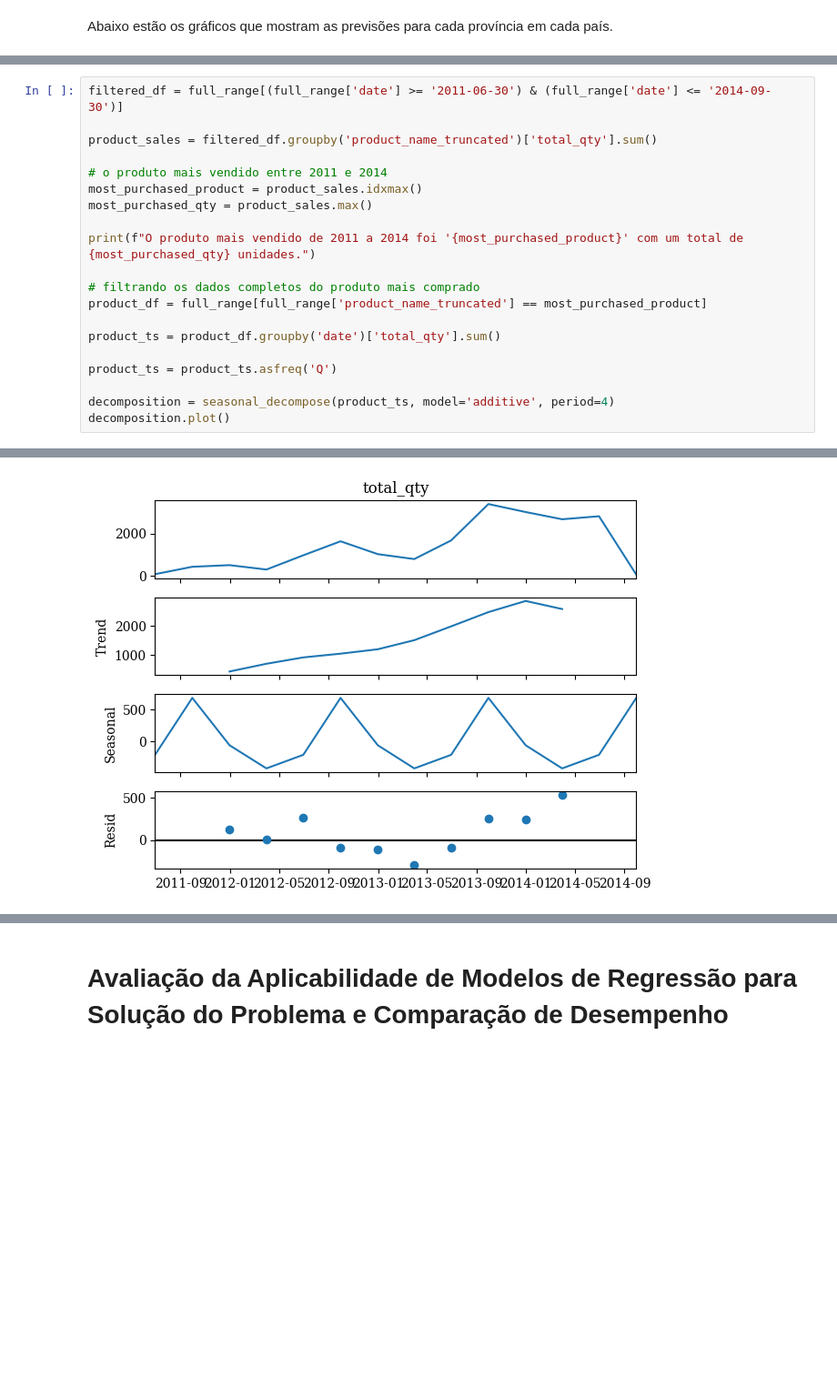
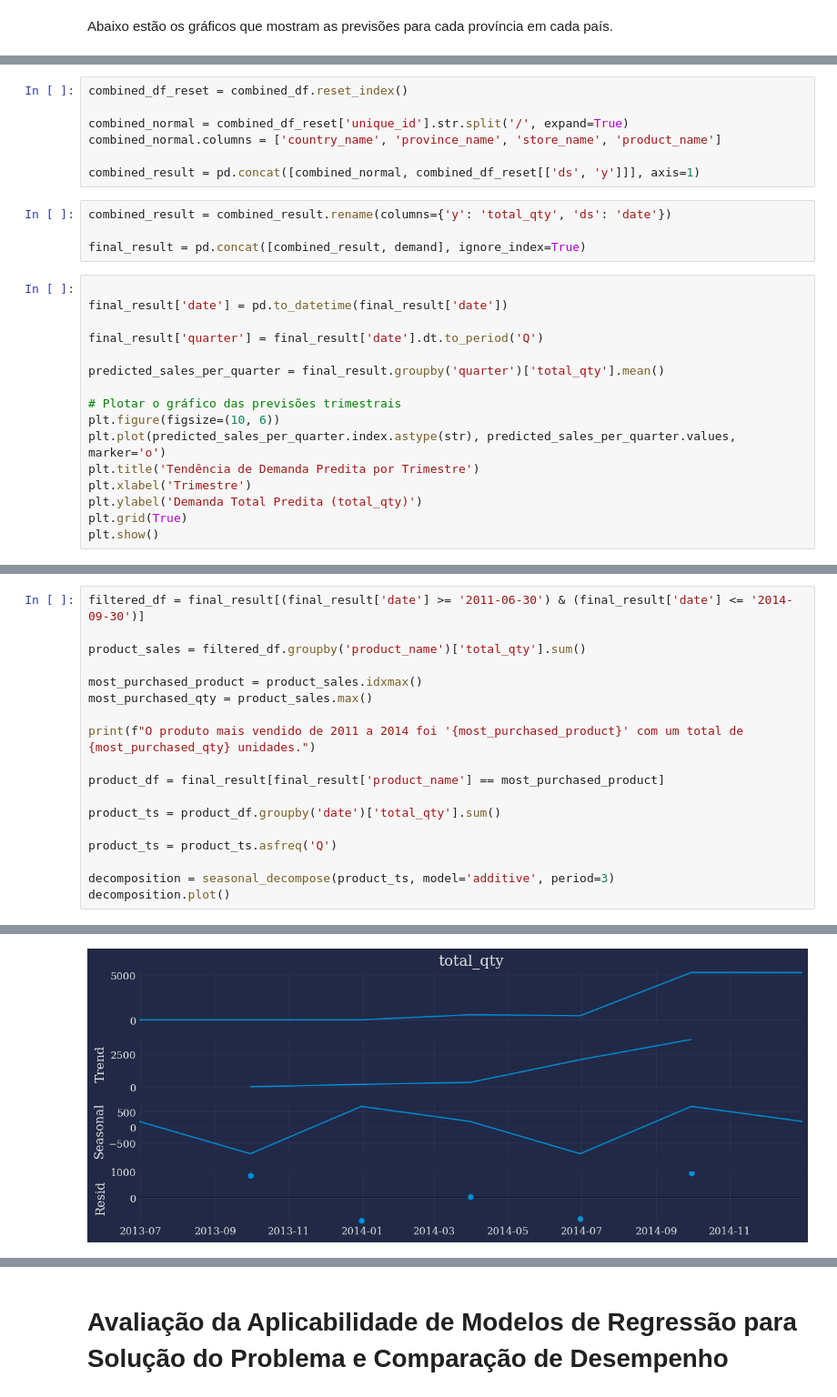
Before and after one commit to nicole-malaquias/adventureWorks, a Jupyter notebook: notebooks/time_series_forecasting.ipynb, the cells around one changed output, grey strips where cells are left out. Shown at 91% size. Saved outputs shown, nothing was run; the diff lists cells and outputs as text; blank space fills up the shorter version.

```diff
--- a/notebooks/time_series_forecasting.ipynb
+++ b/notebooks/time_series_forecasting.ipynb
@@ -999,0 +1012,27 @@ Se as observações mostram um padrão repetitivo que ocorre em intervalos regul
+# %%
+combined_df_reset = combined_df.reset_index()
+
+combined_normal = combined_df_reset['unique_id'].str.split('/', expand=True)
+combined_normal.columns = ['country_name', 'province_name', 'store_name', 'product_name']
+
+combined_result = pd.concat([combined_normal, combined_df_reset[['ds', 'y']]], axis=1)
+# %%
+combined_result = combined_result.rename(columns={'y': 'total_qty', 'ds': 'date'})
+
+final_result = pd.concat([combined_result, demand], ignore_index=True)
+# %%
+
+final_result['date'] = pd.to_datetime(final_result['date'])
+
+final_result['quarter'] = final_result['date'].dt.to_period('Q')
+
+predicted_sales_per_quarter = final_result.groupby('quarter')['total_qty'].mean()
+
+# Plotar o gráfico das previsões trimestrais
+plt.figure(figsize=(10, 6))
+plt.plot(predicted_sales_per_quarter.index.astype(str), predicted_sales_per_quarter.values, marker='o')
+plt.title('Tendência de Demanda Predita por Trimestre')
+plt.xlabel('Trimestre')
+plt.ylabel('Demanda Total Predita (total_qty)')
+plt.grid(True)
+plt.show()
@@ -1000,21 +1041,19 @@ Se as observações mostram um padrão repetitivo que ocorre em intervalos regul
 # %%
-filtered_df = full_range[(full_range['date'] >= '2011-06-30') & (full_range['date'] <= '2014-09-30')]
+filtered_df = final_result[(final_result['date'] >= '2011-06-30') & (final_result['date'] <= '2014-09-30')]
 
-product_sales = filtered_df.groupby('product_name_truncated')['total_qty'].sum()
+product_sales = filtered_df.groupby('product_name')['total_qty'].sum()
 
-# o produto mais vendido entre 2011 e 2014
 most_purchased_product = product_sales.idxmax()
 most_purchased_qty = product_sales.max()
 
 print(f"O produto mais vendido de 2011 a 2014 foi '{most_purchased_product}' com um total de {most_purchased_qty} unidades.")
 
-# filtrando os dados completos do produto mais comprado
-product_df = full_range[full_range['product_name_truncated'] == most_purchased_product]
+product_df = final_result[final_result['product_name'] == most_purchased_product]
 
 product_ts = product_df.groupby('date')['total_qty'].sum()
 
 product_ts = product_ts.asfreq('Q')
 
-decomposition = seasonal_decompose(product_ts, model='additive', period=4)
+decomposition = seasonal_decompose(product_ts, model='additive', period=3)
 decomposition.plot()
 # %% [output]
@@ -1022 +1061 @@ O produto mais vendido de 2011 a 2014 foi 'Sport-100 Helmet' com um total de 195
-[figure, old version]
+[figure, new version]
```
Also changed, not shown: parts of 23 cells of this notebook.
